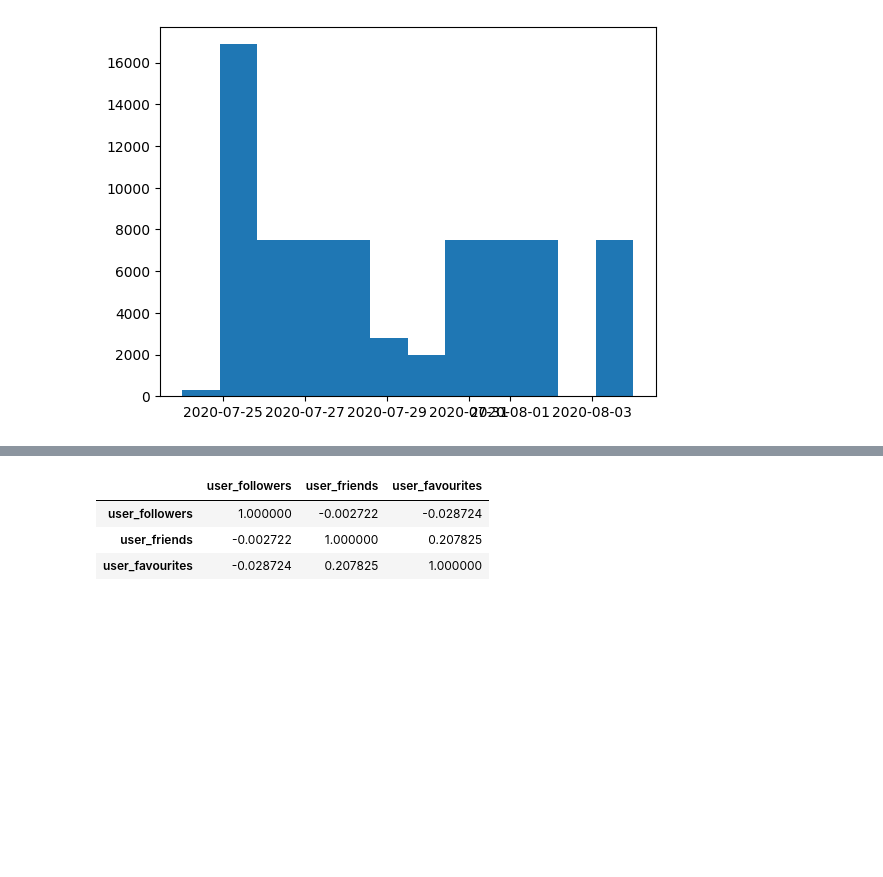
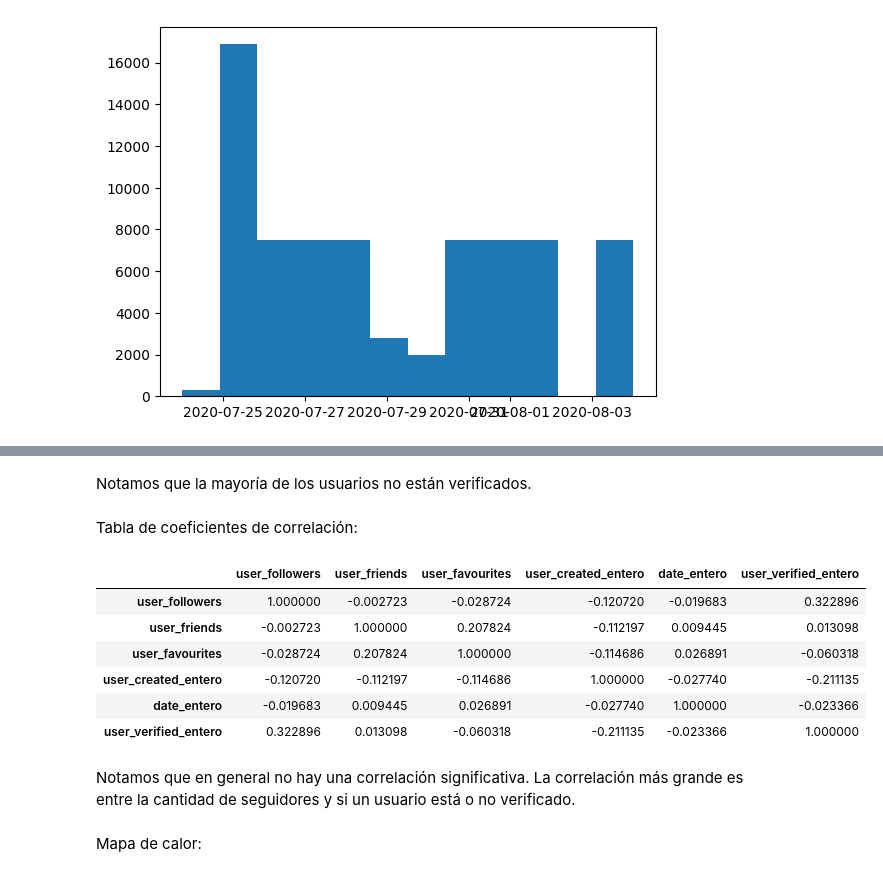
Before and after one commit to Anarbol/Reto-Arte-de-la-analitica, a Jupyter notebook: caloryboxplots.ipynb, the cells around one changed output, grey strips where cells are left out. Saved outputs shown, nothing was run; the diff lists cells and outputs as text; code cells hidden in the pictures; blank space fills up the shorter version.

Commit message:
Mapas de calor y boxplots
Terminé el notebook de mapas de calor y boxplots.

```diff
--- a/caloryboxplots.ipynb
+++ b/caloryboxplots.ipynb
@@ -22,5 +22,14 @@ Creamos dos columnas extras para tener a las fechas como enteros y poder utiliza
 def fecha_a_numero(fecha):
     return int(fecha.strftime('%Y%m%d'))
 
+def user_verified_num(booleano):
+    if(booleano == True):
+        return 1
+    else:
+        return 0
+
 datos['user_created_entero'] = datos['user_created'].apply(fecha_a_numero)
 datos['date_entero'] =  datos['date'].apply(fecha_a_numero)
+datos['user_verified_entero'] = datos['user_verified'].apply(user_verified_num)
+
+print(datos['user_verified_entero'].head())
@@ -63,0 +121,9 @@ plt.show()
+# %%
+print(datos['user_created'].min()) # Anterior fecha mínima para la columna 'user_created'
+eliminar = datos['user_created'] == datos['user_created'].min() # Encontramos la fila con el error
+datos = datos.drop(datos[eliminar].index) # Eliminamos la fila con el error.
+print(datos['user_created'].min()) # Nueva fecha mínima para la columna 'user_created'
+
+fig, ax = plt.subplots()
+ax.hist(datos['user_created'], bins=50)
+plt.show()
@@ -64,7 +170,18 @@ plt.show()
+# %% [markdown]
+Notamos que la mayoría de los usuarios no están verificados.
+# %% [markdown]
+Tabla de coeficientes de correlación:
 # %%
-datos[['user_followers', 'user_friends', 'user_favourites']].corr()
+datos[['user_followers', 'user_friends', 'user_favourites', 'user_created_entero', 'date_entero', 'user_verified_entero']].corr()
 # %% [output]
-|  | user_followers | user_friends | user_favourites |
-| user_followers | 1.000000 | -0.002722 | -0.028724 |
-| user_friends | -0.002722 | 1.000000 | 0.207825 |
-| user_favourites | -0.028724 | 0.207825 | 1.000000 |
+|  | user_followers | user_friends | user_favourites | user_created_entero | date_entero | user_verified_entero |
+| user_followers | 1.000000 | -0.002723 | -0.028724 | -0.120720 | -0.019683 | 0.322896 |
+| user_friends | -0.002723 | 1.000000 | 0.207824 | -0.112197 | 0.009445 | 0.013098 |
+| user_favourites | -0.028724 | 0.207824 | 1.000000 | -0.114686 | 0.026891 | -0.060318 |
+| user_created_entero | -0.120720 | -0.112197 | -0.114686 | 1.000000 | -0.027740 | -0.211135 |
+| date_entero | -0.019683 | 0.009445 | 0.026891 | -0.027740 | 1.000000 | -0.023366 |
+| user_verified_entero | 0.322896 | 0.013098 | -0.060318 | -0.211135 | -0.023366 | 1.000000 |
+# %% [markdown]
+Notamos que en general no hay una correlación significativa. La correlación más grande es entre la cantidad de seguidores y si un usuario está o no verificado.
+# %% [markdown]
+Mapa de calor:
```
Also changed, not shown: parts of 35 cells of this notebook.
